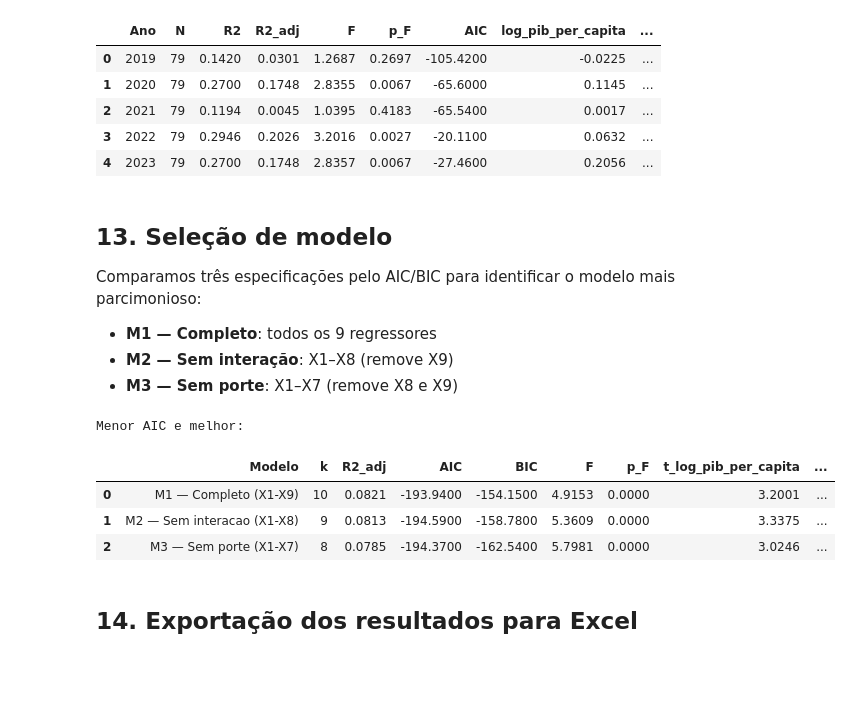
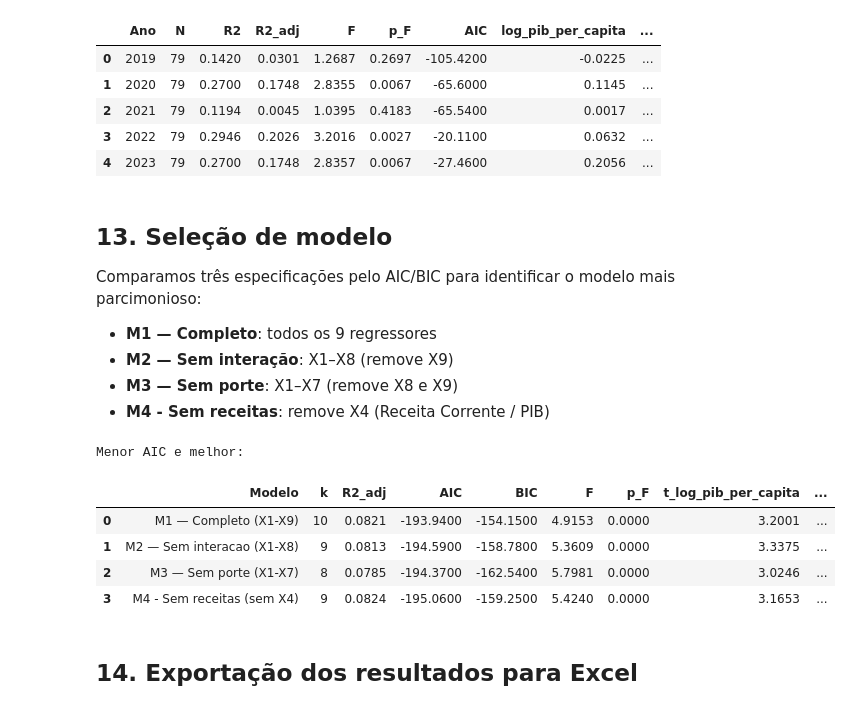
Before and after one commit to marcosquant/mini-ministerio-fazenda, a Jupyter notebook: Etapa3/Material_entrega/scripts/03_regressao_ols.ipynb, the cells around one changed output. Drawn from its saved outputs; the diff is of its cells as text; code cells hidden in the pictures; blank space fills up the shorter version.

Commit message:
Adiciona modelo sem receitas na selecao OLS

```diff
--- a/Etapa3/Material_entrega/scripts/03_regressao_ols.ipynb
+++ b/Etapa3/Material_entrega/scripts/03_regressao_ols.ipynb
@@ -480,4 +480,5 @@ mais parcimonioso:
 - **M1 — Completo**: todos os 9 regressores
 - **M2 — Sem interação**: X1–X8 (remove X9)
 - **M3 — Sem porte**: X1–X7 (remove X8 e X9)
+- **M4 - Sem receitas**: remove X4 (Receita Corrente / PIB)
 # %%
@@ -485,32 +486,34 @@ mais parcimonioso:
 # %%
 especificacoes = {
     'M1 — Completo (X1-X9)': formula,
     'M2 — Sem interacao (X1-X8)': formula.replace(' + interacao_pequeno_pessoal', ''),
     'M3 — Sem porte (X1-X7)': formula.replace(' + dummy_pequeno_municipio + interacao_pequeno_pessoal', ''),
+    'M4 - Sem receitas (sem X4)': formula.replace('receita_corrente_pib + ', ''),
 }
 
 sel_rows = []
 for nome, f in especificacoes.items():
     m = smf.ols(formula=f, data=df_reg).fit()
     row = {
         'Modelo': nome, 'k': int(m.df_model + 1),
         'R2_adj': round(m.rsquared_adj, 4),
         'AIC': round(m.aic, 2), 'BIC': round(m.bic, 2),
         'F': round(m.fvalue, 4), 'p_F': round(m.f_pvalue, 4),
     }
     for v in VARIAVEIS_X:
         row[f't_{v}'] = round(m.tvalues.get(v, float('nan')), 4)
     sel_rows.append(row)
 
 sel_df = pd.DataFrame(sel_rows)
 print('Menor AIC e melhor:')
 sel_df
 # %% [output]
 Menor AIC e melhor:
 |  | Modelo | k | R2_adj | AIC | BIC | F | p_F | t_log_pib_per_capita | ... |
 | 0 | M1 — Completo (X1-X9) | 10 | 0.0821 | -193.9400 | -154.1500 | 4.9153 | 0.0000 | 3.2001 | ... |
 | 1 | M2 — Sem interacao (X1-X8) | 9 | 0.0813 | -194.5900 | -158.7800 | 5.3609 | 0.0000 | 3.3375 | ... |
 | 2 | M3 — Sem porte (X1-X7) | 8 | 0.0785 | -194.3700 | -162.5400 | 5.7981 | 0.0000 | 3.0246 | ... |
+| 3 | M4 - Sem receitas (sem X4) | 9 | 0.0824 | -195.0600 | -159.2500 | 5.4240 | 0.0000 | 3.1653 | ... |
 # %% [markdown]
 ## 14. Exportação dos resultados para Excel
 # %%
```
Also changed, not shown: parts of 3 cells of this notebook, 1 other file.
